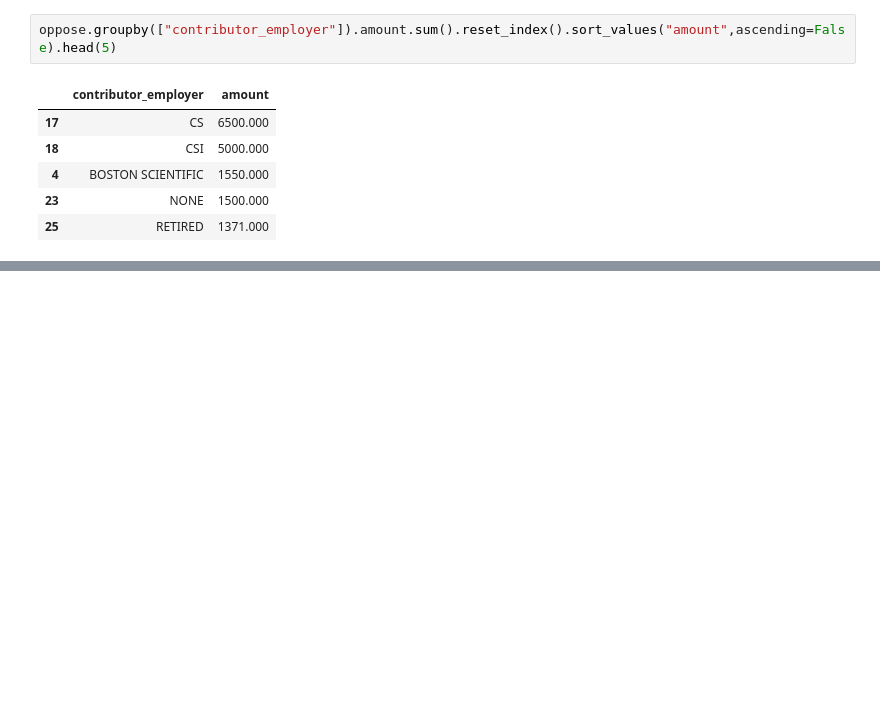
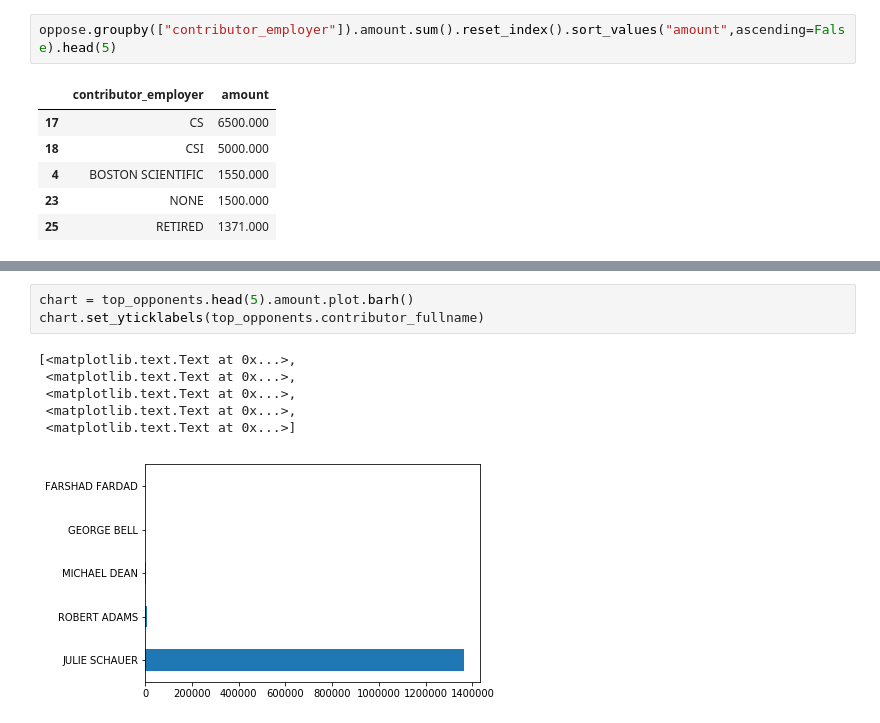
Before and after one commit to tiagomali/Teste1, a Jupyter notebook: Untitled.ipynb, the cells around one changed output, grey strips where cells are left out. Cells and saved outputs as stored; diff of their text form; blank space fills up the shorter version.

```diff
--- a/Untitled.ipynb
+++ b/Untitled.ipynb
@@ -358,0 +414,10 @@ merged.groupby(["contributor_employer"]).amount.sum().reset_index().sort_values(
+# %%
+chart = top_opponents.head(5).amount.plot.barh()
+chart.set_yticklabels(top_opponents.contributor_fullname)
+# %% [output]
+[<matplotlib.text.Text at 0x...>,
+ <matplotlib.text.Text at 0x...>,
+ <matplotlib.text.Text at 0x...>,
+ <matplotlib.text.Text at 0x...>,
+ <matplotlib.text.Text at 0x...>]
+[figure, added]
```
Also changed, not shown: parts of 11 cells of this notebook, 1 other file.
